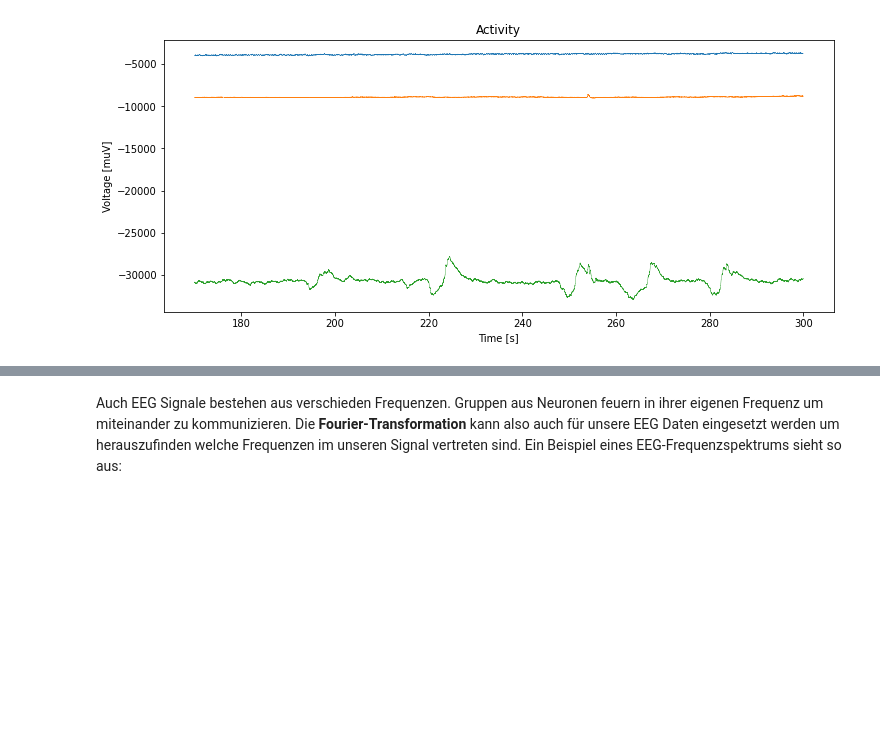
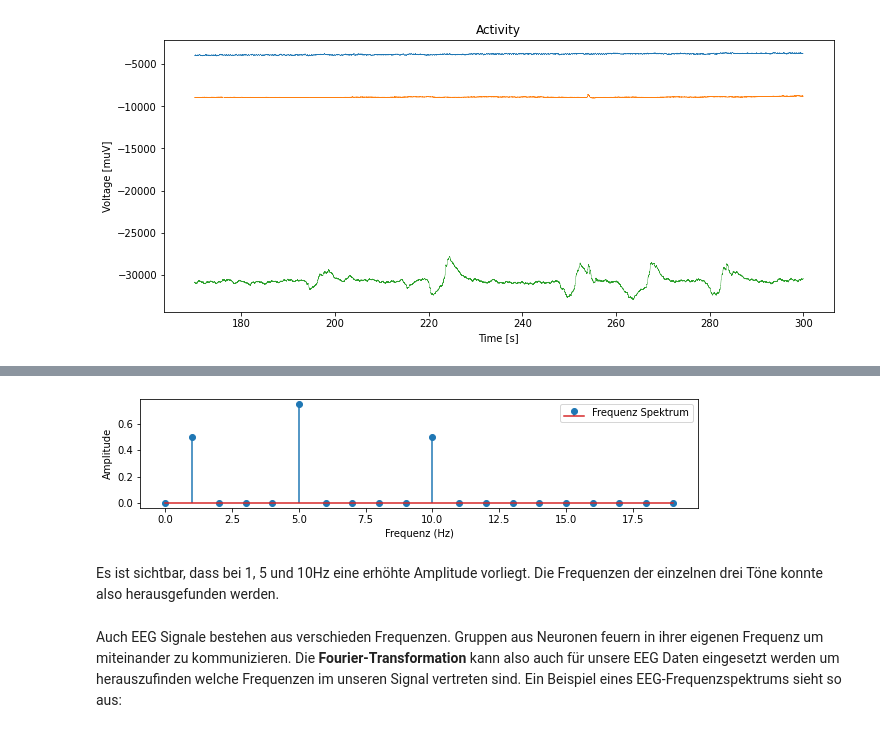
Before and after one commit to rosagross/ExperiWattMPI, a Jupyter notebook: ExperiWatt_Intro.ipynb, the cells around one changed output, grey strips where cells are left out. Drawn from its saved outputs; the diff is of its cells as text; code cells hidden in the pictures; blank space fills up the shorter version.

```diff
--- a/ExperiWatt_Intro.ipynb
+++ b/ExperiWatt_Intro.ipynb
@@ -74,3 +96,14 @@ Es ist sichtbar, dass bei 1, 5 und 10Hz eine erhöhte Amplitude vorliegt. Die Fr
+# %%
+fig = plt.figure(figsize=(10,2))
+plt.stem(frequncies[:20], abs(fourierTransform)[:20], label='Frequenz Spektrum')
+plt.ylabel('Amplitude')
+plt.xlabel('Frequenz (Hz)')
+plt.legend()
+plt.show()
+# %% [output]
+[figure, added]
+# %% [markdown]
+Es ist sichtbar, dass bei 1, 5 und 10Hz eine erhöhte Amplitude vorliegt. Die Frequenzen der einzelnen drei Töne konnte also herausgefunden werden.
 # %% [markdown]
 Auch EEG Signale bestehen aus verschieden Frequenzen. Gruppen aus Neuronen feuern in ihrer eigenen Frequenz um miteinander zu kommunizieren. Die **Fourier-Transformation** kann also auch für unsere EEG Daten eingesetzt werden um herauszufinden welche Frequenzen im unseren Signal vertreten sind. Ein Beispiel eines EEG-Frequenzspektrums sieht so aus:
 # %% [markdown]
```
Also changed, not shown: parts of 4 cells of this notebook, 14 other files.
